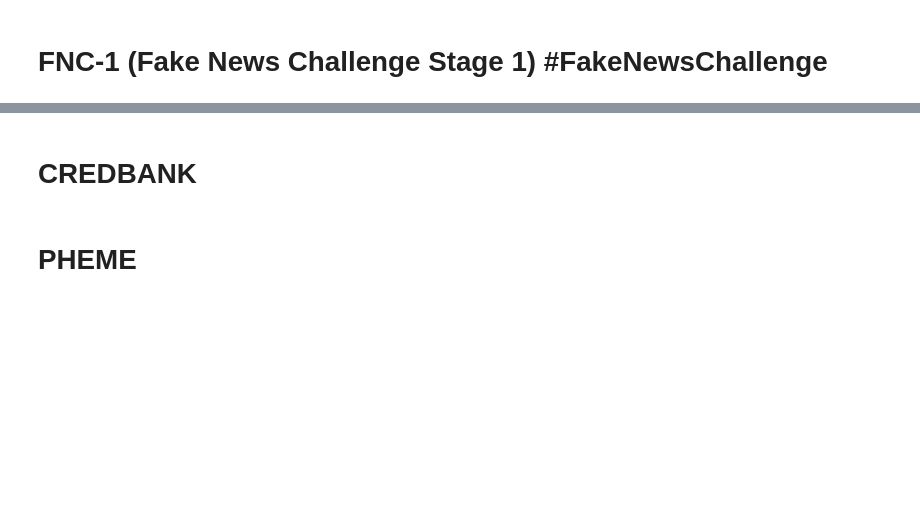
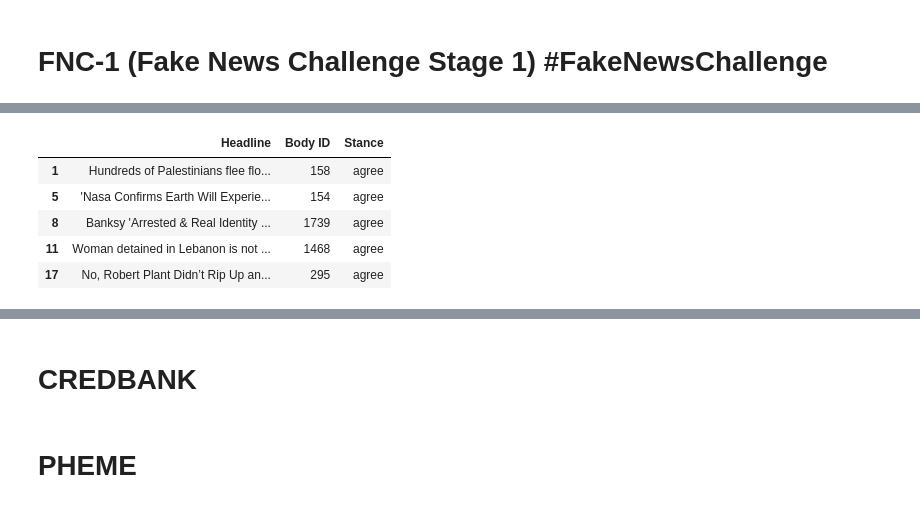
Before and after one commit to Siliam/social_network_analysis, a Jupyter notebook: practice/Finding datasets.ipynb, the cells around one changed output, grey strips where cells are left out. Cells and saved outputs as stored; diff of their text form; code cells hidden in the pictures; blank space fills up the shorter version.

Commit message:
Stance Detection

```diff
--- a/practice/Finding datasets.ipynb
+++ b/practice/Finding datasets.ipynb
@@ -180,0 +233,11 @@ https://github.com/FakeNewsChallenge/fnc-1
+# %%
+fnc_stance_detection_stances = pd.read_csv("../data/fnc_stance_detection/train_stances.csv")
+# %%
+fnc_stance_detection_stances[fnc_stance_detection_stances['Stance'] == "agree"].head()
+# %% [output]
+|  | Headline | Body ID | Stance |
+| 1 | Hundreds of Palestinians flee flo... | 158 | agree |
+| 5 | 'Nasa Confirms Earth Will Experie... | 154 | agree |
+| 8 | Banksy 'Arrested & Real Identity ... | 1739 | agree |
+| 11 | Woman detained in Lebanon is not ... | 1468 | agree |
+| 17 | No, Robert Plant Didn’t Rip Up an... | 295 | agree |
```
Also changed, not shown: parts of 35 cells of this notebook, 2 other files.
